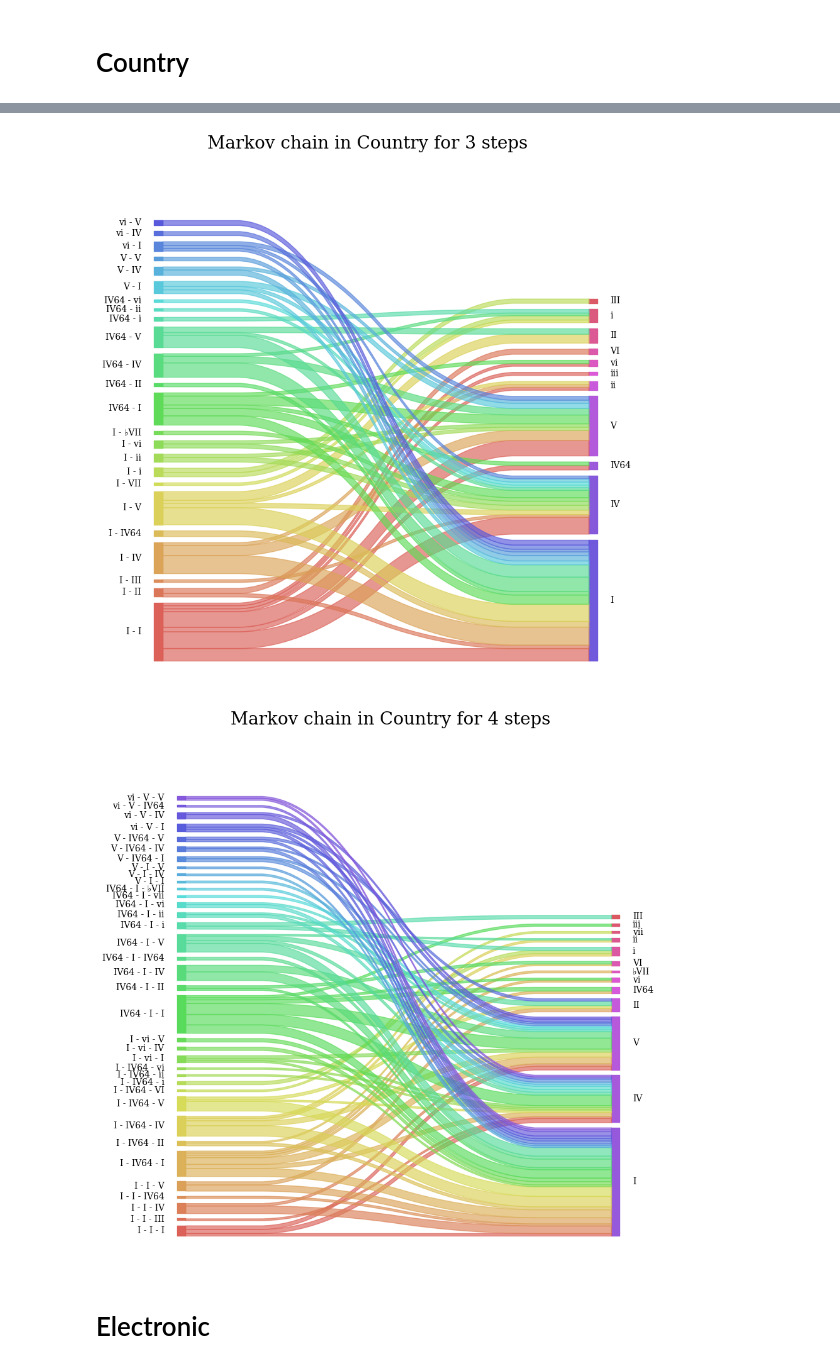
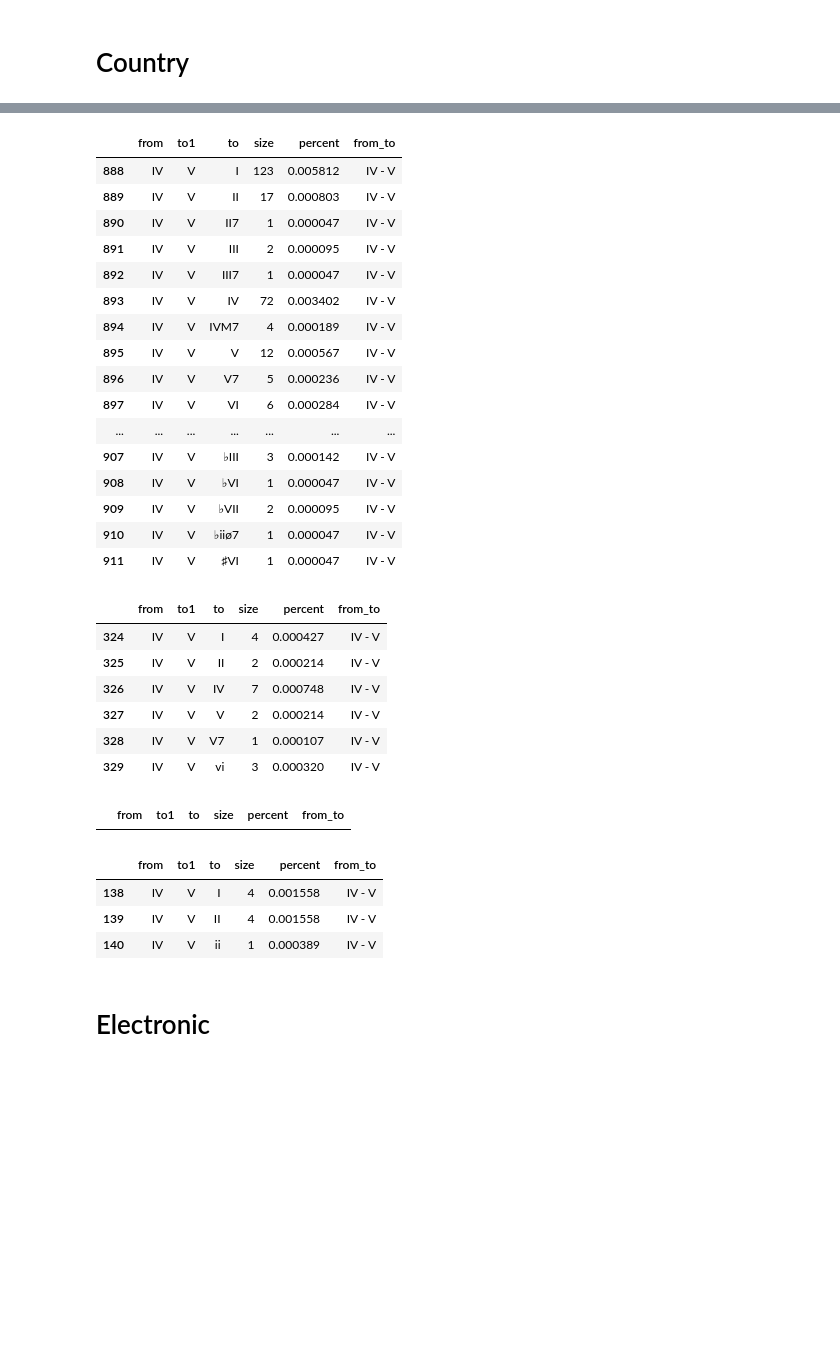
Before and after one commit to amelie106/datascience, a Jupyter notebook: chord_progression/notebooks/03_markov_chains.ipynb, the cells around one changed output, grey strips where cells are left out. Cells and saved outputs as stored; diff of their text form; code cells hidden in the pictures; blank space fills up the shorter version.

```diff
--- a/chord_progression/notebooks/03_markov_chains.ipynb
+++ b/chord_progression/notebooks/03_markov_chains.ipynb
@@ -209,14 +220,24 @@ plot_markov(df, genre, 4)
 genre = 'Country'
 
 # step 2
-df = get_markov_dataframe(genre, steps=2, threshold=0.02)
-plot_markov(df, genre, 2)
+# df = get_markov_dataframe(genre, steps=2, threshold=0.02)
+# plot_markov(df, genre, 2)
 
-# # step 3
-df = get_markov_dataframe(genre, steps=3, threshold=0.005)
-plot_markov(df, genre, 3)
+# # # step 3
+# df = get_markov_dataframe(genre, steps=3, threshold=0.005)
+# display(df)
+# plot_markov(df, genre, 3)
 
-# step 4
-df = get_markov_dataframe(genre, steps=4, threshold=0.003)
-plot_markov(df, genre, 4)
+# # step 4
+# df = get_markov_dataframe(genre, steps=4, threshold=0.003)
+# plot_markov(df, genre, 4)
+
+df = get_markov_dataframe('Rock', steps=3, threshold=0.00)
+display(df[df['from_to'] == 'IV - V'])
+df = get_markov_dataframe('Pop', steps=3, threshold=0.00)
+display(df[df['from_to'] == 'IV - V'])
+df = get_markov_dataframe('Electronic', steps=3, threshold=0.00)
+display(df[df['from_to'] == 'IV - V'])
+df = get_markov_dataframe('Country', steps=3, threshold=0.00)
+display(df[df['from_to'] == 'IV - V'])
 # %% [output]
@@ -224,5 +244,32 @@ plot_markov(df, genre, 4)
-[figure, removed]
-[figure, removed]
+|  | from | to1 | to | size | percent | from_to |
+| 888 | IV | V | I | 123 | 0.005812 | IV - V |
+| 889 | IV | V | II | 17 | 0.000803 | IV - V |
+| 890 | IV | V | II7 | 1 | 0.000047 | IV - V |
+| 891 | IV | V | III | 2 | 0.000095 | IV - V |
+| 892 | IV | V | III7 | 1 | 0.000047 | IV - V |
+| 893 | IV | V | IV | 72 | 0.003402 | IV - V |
+| 894 | IV | V | IVM7 | 4 | 0.000189 | IV - V |
+| 895 | IV | V | V | 12 | 0.000567 | IV - V |
+| 896 | IV | V | V7 | 5 | 0.000236 | IV - V |
+| 897 | IV | V | VI | 6 | 0.000284 | IV - V |
+| ... | ... | ... | ... | ... | ... | ... |
+| 907 | IV | V | ♭III | 3 | 0.000142 | IV - V |
+| 908 | IV | V | ♭VI | 1 | 0.000047 | IV - V |
+| 909 | IV | V | ♭VII | 2 | 0.000095 | IV - V |
+| 910 | IV | V | ♭iiø7 | 1 | 0.000047 | IV - V |
+| 911 | IV | V | ♯VI | 1 | 0.000047 | IV - V |
+|  | from | to1 | to | size | percent | from_to |
+| 324 | IV | V | I | 4 | 0.000427 | IV - V |
+| 325 | IV | V | II | 2 | 0.000214 | IV - V |
+| 326 | IV | V | IV | 7 | 0.000748 | IV - V |
+| 327 | IV | V | V | 2 | 0.000214 | IV - V |
+| 328 | IV | V | V7 | 1 | 0.000107 | IV - V |
+| 329 | IV | V | vi | 3 | 0.000320 | IV - V |
+|  | from | to1 | to | size | percent | from_to |
+|  | from | to1 | to | size | percent | from_to |
+| 138 | IV | V | I | 4 | 0.001558 | IV - V |
+| 139 | IV | V | II | 4 | 0.001558 | IV - V |
+| 140 | IV | V | ii | 1 | 0.000389 | IV - V |
 # %% [markdown]
 # Electronic
 # %%
```
Also changed, not shown: parts of 2 cells of this notebook, 11 other files.
